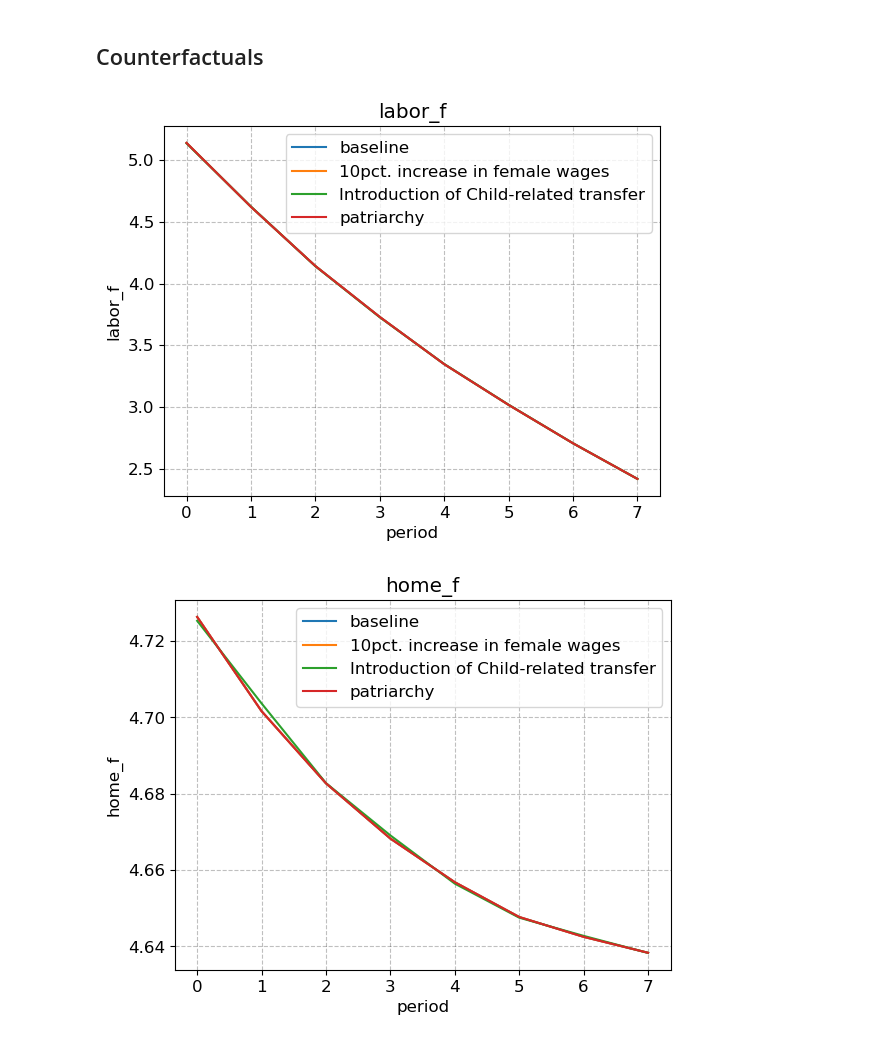
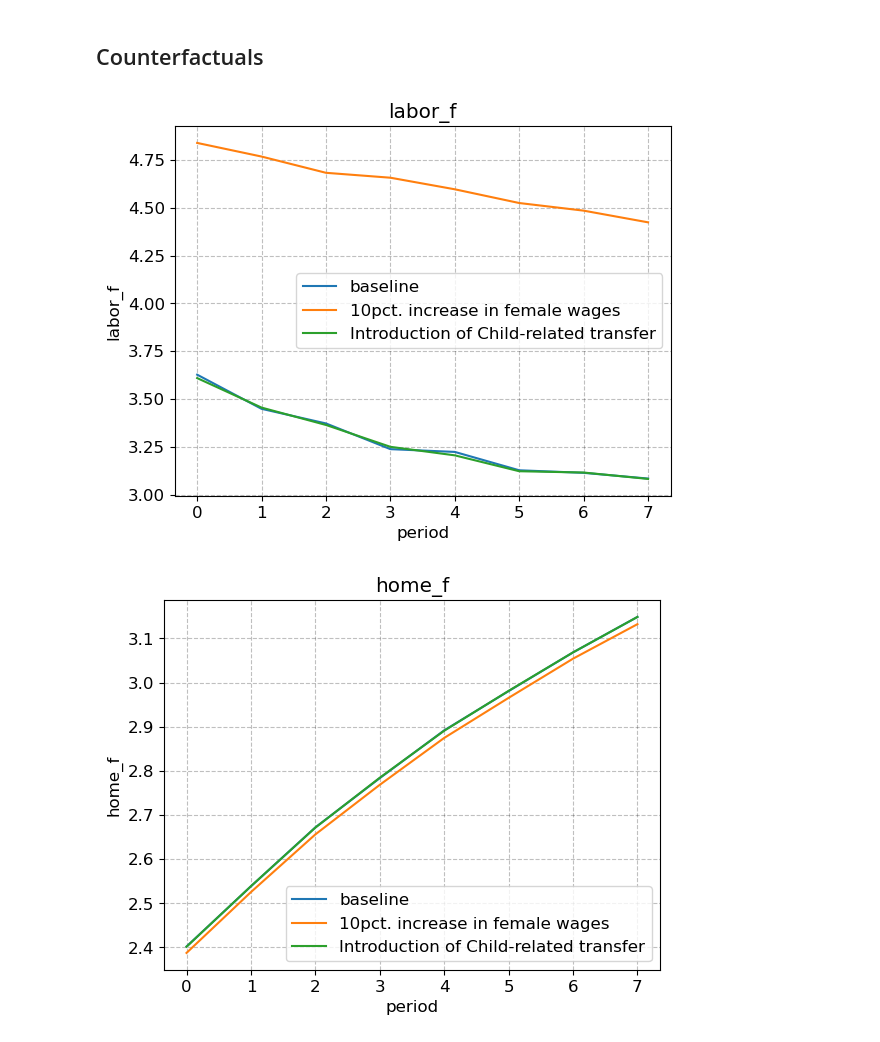
Before and after one commit to clynejj/Public-economics-seminar-project-code, a Jupyter notebook: DynamicSpecialization_post.ipynb, the cells around one changed output. Drawn from its saved outputs; the diff is of its cells as text; code cells hidden in the pictures.

```diff
--- a/DynamicSpecialization_post.ipynb
+++ b/DynamicSpecialization_post.ipynb
@@ -595,7 +655,7 @@ Squared Sum: 12.68996782
 ## Inspecting Model fit
 # %%
 # make sure we're working with the right model again
-model = models['more_moments'].copy()
+model = models['Try'].copy()
 model.solve()
 model.simulate()
 # %%
@@ -1047,10 +850,0 @@ for relative in (None,-1):
-# %%
-# plot simulated behviour over time
-
-for outcome in ('labor_f','home_f','labor_m','home_m','n', 'wage_f', 'wage_m', 'km', 'kf'):
-    fig, ax = plt.subplots()
-    outcome_values = np.mean(getattr(model.sim, outcome), axis=0)  # Renamed the variable to avoid confusion
-
-    ax.plot(outcome_values, label='model')
-    ax.set(title=outcome, xlabel='period', ylabel=f'{outcome} (average value)')  # Set outcome name as title
-    ax.legend()
@@ -1059,17 +894,13 @@ np.exp(3.5)
 # %% [markdown]
 ## Counterfactuals
 # %%
-# 10% increase in wage_hum_cap_f
-model_reform_f_10pct = model.copy()
-model_reform_f_10pct.par.wage_humcap_f = model.par.wage_humcap_f*1.1
-
 #10% increase in wage_const_f
 model_reform_f_const_10pct = model.copy()
-model_reform_f_const_10pct.par.wage_const_f = model.par.wage_const_f*1.1
+model_reform_f_const_10pct.par.wage_const_f = model.par.wage_const_f + 0.1
 
-# increase of 0.01 in X
+# increase of 0.01 in child transfers
 model_reform_X = model.copy()
-model_reform_X.par.X = model.par.X + 0.05
+model_reform_X.par.X = model.par.X + 0.01
 
 # 10% increase in female power
 model_patriarchy = model.copy()
@@ -1093,35 +918,23 @@ model_reform_X.simulate()
 # %%
 for outcome in ('labor_f','home_f','labor_m','home_m','n'):
     fig, ax = plt.subplots()
     outcome_baseline = np.mean(getattr(model.sim, outcome), axis=0)
-    outcome_reform_f = np.mean(getattr(model_reform_f_10pct.sim, outcome), axis=0)
+    outcome_reform_f = np.mean(getattr(model_reform_f_const_10pct.sim, outcome), axis=0)
+    outcome_reform_X = np.mean(getattr(model_reform_X.sim, outcome), axis=0)
 
-    # Check if 'model_reform_f_const_10pct' exists
-    if 'model_reform_f_const_10pct' in globals():
-        outcome_reform_f_const_f = np.mean(getattr(model_reform_f_const_10pct.sim, outcome), axis=0)
-    else:
-        print("model_reform_f_const_10pct not defined")
 
     # Plot the available data
     ax.plot(outcome_baseline, label='baseline')
     ax.plot(outcome_reform_f, label='10pct. increase in female wages')
+    ax.plot(outcome_reform_X, label='Introduction of Child-related transfer')
 
-    # Only plot reform_const_f if available
-    #if 'outcome_reform_f_const_f' in locals():
-        #ax.plot(outcome_reform_f_const_f, label='reform_const_f')
 
-    # plot X reform if available
-    if 'model_reform_X' in globals():
-        outcome_reform_X = np.mean(getattr(model_reform_X.sim, outcome), axis=0)
-        ax.plot(outcome_reform_X, label='Introduction of Child-related transfer')
 
-    # plot patriarchy reform if available
-    #if 'model_patriarchy' in globals():
-        outcome_patriarchy = np.mean(getattr(model_patriarchy.sim, outcome), axis=0)
-        ax.plot(outcome_patriarchy, label='patriarchy')
+
+
 
     ax.set(title=outcome, xlabel='period', ylabel=outcome)
     ax.legend()
 # %% [output]
-[figure, old version]
+[figure, new version]
-[figure, old version]
+[figure, new version]
```
Also changed, not shown: parts of 42 cells of this notebook, 20 other files.
